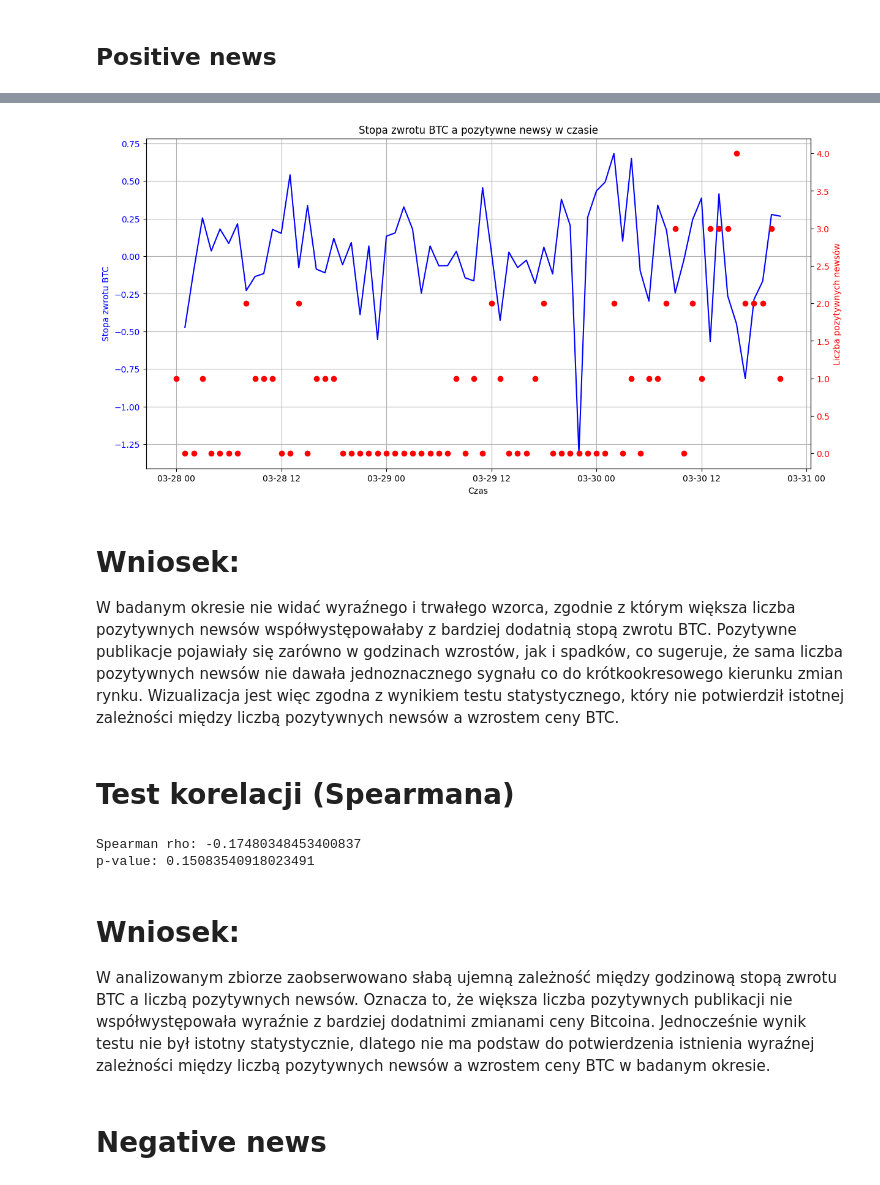
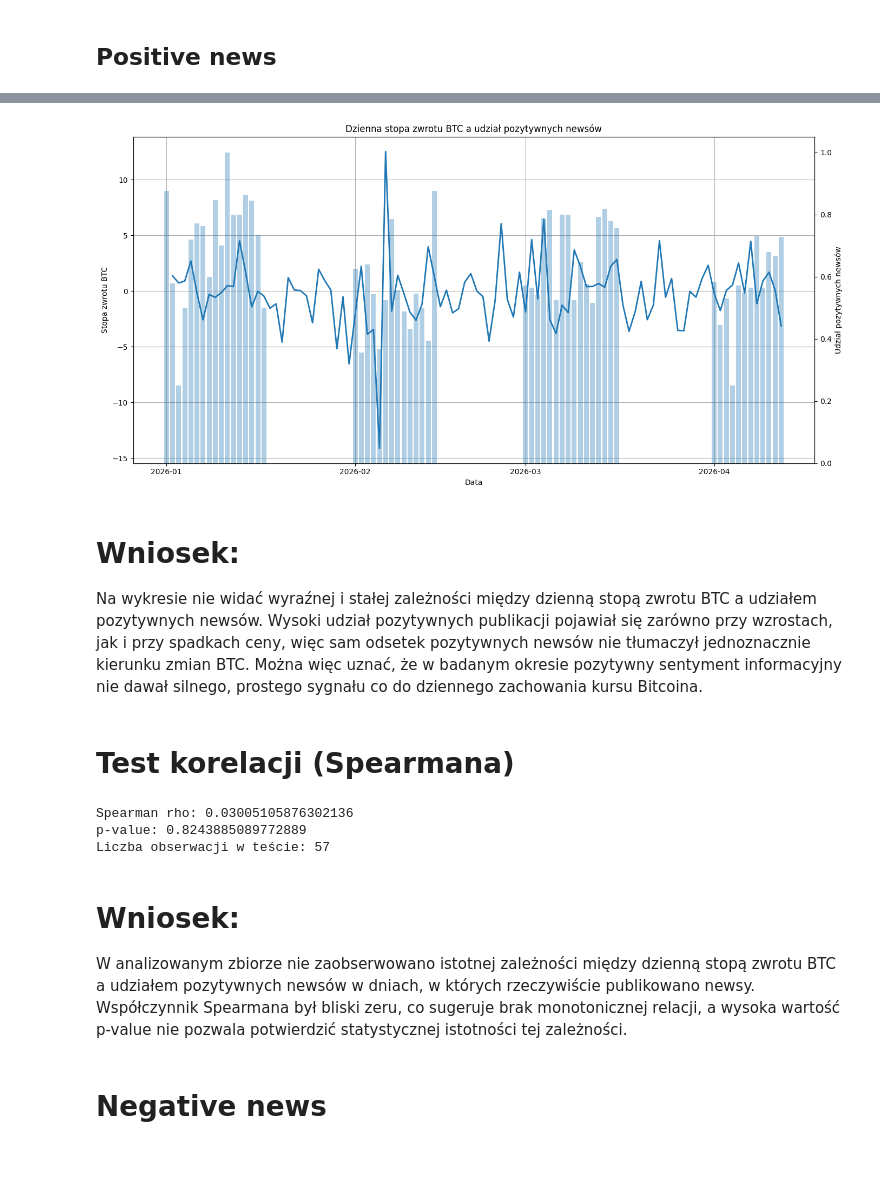
Before and after one commit to SkyWalker0-0/Inwestycje-newsy-i-sentyment---POC, a Jupyter notebook: bitcoin_poc.ipynb, the cells around one changed output, grey strips where cells are left out. Drawn from its saved outputs; the diff is of its cells as text; code cells hidden in the pictures.

```diff
--- a/bitcoin_poc.ipynb
+++ b/bitcoin_poc.ipynb
@@ -579,26 +837,27 @@ W analizowanym zbiorze nie stwierdzono wyraźnej zależności między zakresem z
 # %%
+import numpy as np
 positive_news = news[news["overall_sentiment_score"] > 0].copy()
 
-positive_hourly = positive_news.groupby("hour").agg(
+positive_daily = positive_news.groupby("date").agg(
     positive_news_count=("title", "count"),
     avg_positive_sentiment=("overall_sentiment_score", "mean")
 ).reset_index()
 
-all_news_hourly = news.groupby("hour").agg(
+all_news_daily = news.groupby("date").agg(
     news_count=("title", "count")
 ).reset_index()
 
 btc_positive_table = pd.merge(
-    btc_hourly[["hour", "Close", "Return", "Range", "Volume"]],
-    all_news_hourly,
-    on="hour",
+    btc_daily[["date", "Close", "Return", "Range", "Volume"]],
+    all_news_daily,
+    on="date",
     how="left"
 )
 
 btc_positive_table = pd.merge(
     btc_positive_table,
-    positive_hourly,
-    on="hour",
+    positive_daily,
+    on="date",
     how="left"
 )
 
@@ -612,5 +871,6 @@ btc_positive_table["positive_share"] = np.where(
     0
 )
 
+
 btc_positive_table.head(20)
 # %% [output]
@@ -634,55 +894,67 @@ btc_positive_table.head(20)
 # %%
+#Czy wzrost udziału pozytywnych newsów w danym dniu był powiązany z wyższą dzienną stopą zwrotu BTC?
+#Za bardziej trafny wskaźnik uznano udział pozytywnych newsów, ponieważ lepiej opisuje on ogólny sentyment informacyjny niż sama liczba pozytywnych publikacji, która może rosnąć wyłącznie dlatego, że w danym dniu pojawiło się więcej newsów ogółem.
+import matplotlib.pyplot as plt
+import matplotlib.dates as mdates
+
 fig, ax1 = plt.subplots(figsize=(14, 7))
 
 ax1.plot(
-    btc_positive_table["hour"],
+    btc_positive_table["date"],
     btc_positive_table["Return"],
-    color="blue",
+    linewidth=2,
     label="Return BTC"
 )
-ax1.set_xlabel("Czas")
-ax1.set_ylabel("Stopa zwrotu BTC", color="blue")
-ax1.tick_params(axis="y", labelcolor="blue")
+ax1.set_xlabel("Data")
+ax1.set_ylabel("Stopa zwrotu BTC")
 ax1.grid(True)
 
 ax2 = ax1.twinx()
-ax2.scatter(
-    btc_positive_table["hour"],
-    btc_positive_table["positive_news_count"],
-    color="red",
-    label="Pozytywne newsy"
+ax2.bar(
+    btc_positive_table["date"],
+    btc_positive_table["positive_share"],
+    alpha=0.35,
+    label="Udział pozytywnych newsów"
 )
-ax2.set_ylabel("Liczba pozytywnych newsów", color="red")
-ax2.tick_params(axis="y", labelcolor="red")
+ax2.set_ylabel("Udział pozytywnych newsów")
 
-plt.title("Stopa zwrotu BTC a pozytywne newsy w czasie")
+ax1.xaxis.set_major_locator(mdates.MonthLocator())
+ax1.xaxis.set_major_formatter(mdates.DateFormatter("%Y-%m"))
+
+plt.title("Dzienna stopa zwrotu BTC a udział pozytywnych newsów")
+plt.xticks(rotation=45)
+plt.tight_layout()
 plt.show()
 # %% [output]
-[figure, old version]
+[figure, new version]
 # %% [markdown]
 # Wniosek:
-W badanym okresie nie widać wyraźnego i trwałego wzorca, zgodnie z którym większa liczba pozytywnych newsów współwystępowałaby z bardziej dodatnią stopą zwrotu BTC. Pozytywne publikacje pojawiały się zarówno w godzinach wzrostów, jak i spadków, co sugeruje, że sama liczba pozytywnych newsów nie dawała jednoznacznego sygnału co do krótkookresowego kierunku zmian rynku. Wizualizacja jest więc zgodna z wynikiem testu statystycznego, który nie potwierdził istotnej zależności między liczbą pozytywnych newsów a wzrostem ceny BTC.
+Na wykresie nie widać wyraźnej i stałej zależności między dzienną stopą zwrotu BTC a udziałem pozytywnych newsów. Wysoki udział pozytywnych publikacji pojawiał się zarówno przy wzrostach, jak i przy spadkach ceny, więc sam odsetek pozytywnych newsów nie tłumaczył jednoznacznie kierunku zmian BTC. Można więc uznać, że w badanym okresie pozytywny sentyment informacyjny nie dawał silnego, prostego sygnału co do dziennego zachowania kursu Bitcoina.
 # %% [markdown]
 # Test korelacji (Spearmana)
 # %%
-#czy więcej pozytywnych newsów współwystępuje ze wzrostem ceny?
+#Czy wzrost udziału pozytywnych newsów w danym dniu był powiązany z wyższą dzienną stopą zwrotu BTC?
 from scipy.stats import spearmanr
 
-corr_data_pos_return = btc_positive_table[["Return", "positive_news_count"]].dropna()
+corr_data_pos_share = btc_positive_table[
+    btc_positive_table["news_count"] > 0
+][["Return", "positive_share"]].dropna()
 
-rho_pos_return, p_value_pos_return = spearmanr(
-    corr_data_pos_return["Return"],
-    corr_data_pos_return["positive_news_count"]
+rho_pos_share, p_value_pos_share = spearmanr(
+    corr_data_pos_share["Return"],
+    corr_data_pos_share["positive_share"]
 )
 
-print("Spearman rho:", rho_pos_return)
-print("p-value:", p_value_pos_return)
+print("Spearman rho:", rho_pos_share)
+print("p-value:", p_value_pos_share)
+print("Liczba obserwacji w teście:", len(corr_data_pos_share))
 # %% [output]
-Spearman rho: -0.17480348453400837
-p-value: 0.15083540918023491
+Spearman rho: 0.03005105876302136
+p-value: 0.8243885089772889
+Liczba obserwacji w teście: 57
 # %% [markdown]
 # Wniosek:
-W analizowanym zbiorze zaobserwowano słabą ujemną zależność między godzinową stopą zwrotu BTC a liczbą pozytywnych newsów. Oznacza to, że większa liczba pozytywnych publikacji nie współwystępowała wyraźnie z bardziej dodatnimi zmianami ceny Bitcoina. Jednocześnie wynik testu nie był istotny statystycznie, dlatego nie ma podstaw do potwierdzenia istnienia wyraźnej zależności między liczbą pozytywnych newsów a wzrostem ceny BTC w badanym okresie.
+W analizowanym zbiorze nie zaobserwowano istotnej zależności między dzienną stopą zwrotu BTC a udziałem pozytywnych newsów w dniach, w których rzeczywiście publikowano newsy. Współczynnik Spearmana był bliski zeru, co sugeruje brak monotonicznej relacji, a wysoka wartość p-value nie pozwala potwierdzić statystycznej istotności tej zależności.
 # %% [markdown]
 # Negative news
 # %%
```
Also changed, not shown: parts of 51 cells of this notebook, 4 other files.
